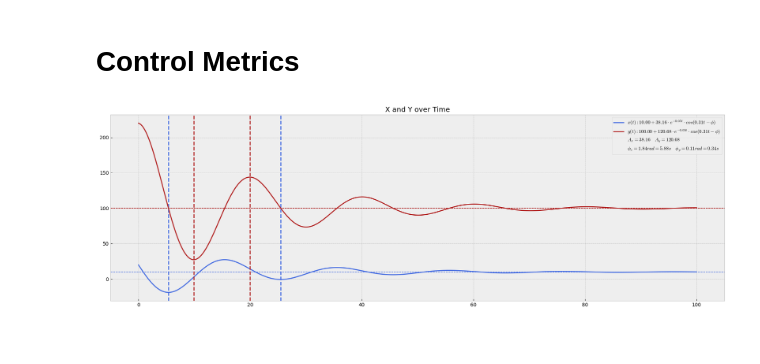
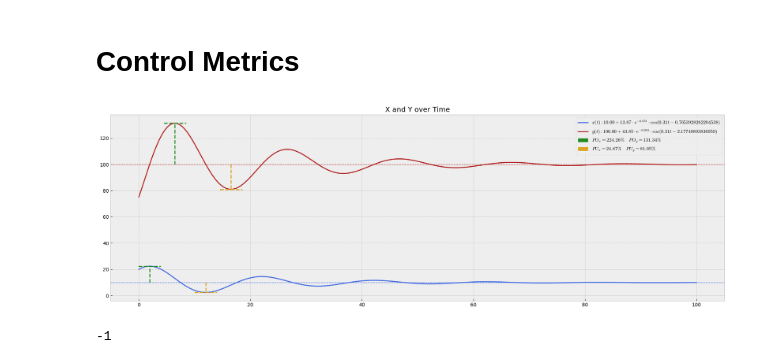
Before and after one commit to ELC/odes-in-python, a Jupyter notebook: ODEs_basics_time_response.ipynb, the cells around one changed output. Drawn from its saved outputs; the diff is of its cells as text; code cells hidden in the pictures.

Commit message:
Improve control metrics plots

```diff
--- a/ODEs_basics_time_response.ipynb
+++ b/ODEs_basics_time_response.ipynb
@@ -532,6 +542,16 @@ main(
 # %% [markdown]
 # Control Metrics
 # %%
+def plot_overshoot_undershoot(overshoot, undershoot, equilibrium, *, ax, overshoot_color="forestgreen", undershoot_color="goldenrod"):
+    overshoot_time, overshoot_value = overshoot
+    undershoot_time, undershoot_value = undershoot
+
+    ax.plot([overshoot_time, overshoot_time], [equilibrium, overshoot_value], color=overshoot_color, ls="--")
+    ax.plot([overshoot_time-2, overshoot_time+2], [overshoot_value, overshoot_value], color=overshoot_color, ls="--")
+
+    ax.plot([undershoot_time, undershoot_time], [equilibrium, undershoot_value], color=undershoot_color, ls="--")
+    ax.plot([undershoot_time-2, undershoot_time+2], [undershoot_value, undershoot_value], color=undershoot_color, ls="--")
+
 def plot_control_metrics(time, solution, analysis_results, function, initial_conditions, initial_deltas):
     x_solution, y_solution = solution
     x_0, y_0 = initial_conditions
@@ -542,39 +562,43 @@ def plot_control_metrics(time, solution, analysis_results, function, initial_con
     if system_has_oscillations:
         x_coefficients = compute_solution_coefficients(x_0, delta_x_0, analysis_results.equilibrium_x, analysis_results)
         x_amplitude, x_phase_shift = compute_amplitude_and_shift(analysis_results, x_coefficients)
-        x_phase_shift_radians, x_phase_shift_time = x_phase_shift
         x_overshoot, x_undershoot = compute_ovoershoot(x_coefficients, analysis_results, analysis_results.equilibrium_x)
+        x_overshoot_time, x_overshoot_value = x_overshoot
+        x_undershoot_time, x_undershoot_value = x_undershoot
 
         y_coefficients = compute_solution_coefficients(y_0, delta_y_0, analysis_results.equilibrium_y, analysis_results)
         y_amplitude, y_phase_shift = compute_amplitude_and_shift(analysis_results, y_coefficients)
-        y_phase_shift_radians, y_phase_shift_time = y_phase_shift
         y_overshoot, y_undershoot = compute_ovoershoot(y_coefficients, analysis_results, analysis_results.equilibrium_y)
+        y_overshoot_time, y_overshoot_value = y_overshoot
+        y_undershoot_time, y_undershoot_value = y_undershoot
 
 
     fig, axes = plt.subplots(figsize=(18, 6), layout="tight")
 
     ax = axes
+    overshoot_color = "forestgreen"
+    undershoot_color = "goldenrod"
 
-    x_solutions = get_general_function(analysis_results, analysis_results.equilibrium_x, x_amplitude)
+    x_solutions = get_general_function(analysis_results, analysis_results.equilibrium_x, x_amplitude, x_phase_shift[0])
     ax.plot(time, x_solution, label=f"$x(t): {x_solutions}$", color="royalblue")
     ax.axhline(analysis_results.equilibrium_x, color="royalblue", ls="--", lw=1)
-    ax.axvline(x_overshoot[0], color="royalblue", ls="--")
-    ax.axvline(x_overshoot[0] + analysis_results.period, color="royalblue", ls="--")
 
-    y_solutions = get_general_function(analysis_results, analysis_results.equilibrium_y, y_amplitude)
+    plot_overshoot_undershoot(x_overshoot, x_undershoot, analysis_results.equilibrium_x, ax=ax, overshoot_color=overshoot_color, undershoot_color=undershoot_color)
+
+    y_solutions = get_general_function(analysis_results, analysis_results.equilibrium_y, y_amplitude, y_phase_shift[0])
     ax.plot(time, y_solution, label=f"$y(t): {y_solutions}$", color="firebrick")
     ax.axhline(analysis_results.equilibrium_y, color="firebrick", ls="--", lw=1)
-    ax.axvline(y_overshoot[0], color="firebrick", ls="--")
-    ax.axvline(y_overshoot[0] + analysis_results.period / 2, color="firebrick", ls="--")
+
+    plot_overshoot_undershoot(y_overshoot, y_undershoot, analysis_results.equilibrium_y, ax=ax, overshoot_color=overshoot_color, undershoot_color=undershoot_color)
 
     handles, labels = ax.get_legend_handles_labels()
-    proxy_artist = mpatches.Rectangle((0, 0), 1, 1, alpha=0)
 
-    handles += [proxy_artist]
-    labels += [f"$A_x={x_amplitude:.2f}$   $A_y={y_amplitude:.2f}$"]
+    handles += [mpatches.Rectangle((0, 0), 1, 1, color=overshoot_color, alpha=1)]
+    labels += [f"$PO_x={abs(x_overshoot_value / analysis_results.equilibrium_x) * 100:.2f}\%$   $PO_y={abs(y_overshoot_value / analysis_results.equilibrium_y) * 100:.2f}\%$"]
 
-    handles += [proxy_artist]
-    labels += [f"$\phi_x={x_phase_shift_radians:.2f} rad = {x_phase_shift_time:.2f}s$   $\phi_y={y_phase_shift_radians:.2f} rad= {y_phase_shift_time:.2f}s$"]
+    handles += [mpatches.Rectangle((0, 0), 1, 1, color=undershoot_color, alpha=1)]
+    labels += [f"$PU_x={abs(x_undershoot_value / analysis_results.equilibrium_x) * 100:.2f}\%$   $PU_y={abs(y_undershoot_value / analysis_results.equilibrium_y) * 100:.2f}\%$"]
+
 
     ax.legend(handles, labels, loc='upper right')
     ax.set_title("X and Y over Time")
@@ -608,12 +632,16 @@ def main(A, B, C, D, x_0, y_0, days):
 # %%
 main(
     A=0,
     B=-0.1,
     C=1.00,
     D=-0.10,
     x_0=20,
-    y_0=220,
+    y_0=75,
     days=100,
 );
 # %% [output]
-[figure, old version]
+[figure, new version]
+# %%
+-2 // 2
+# %% [output]
+-1
```
Also changed, not shown: parts of 2 cells of this notebook.
